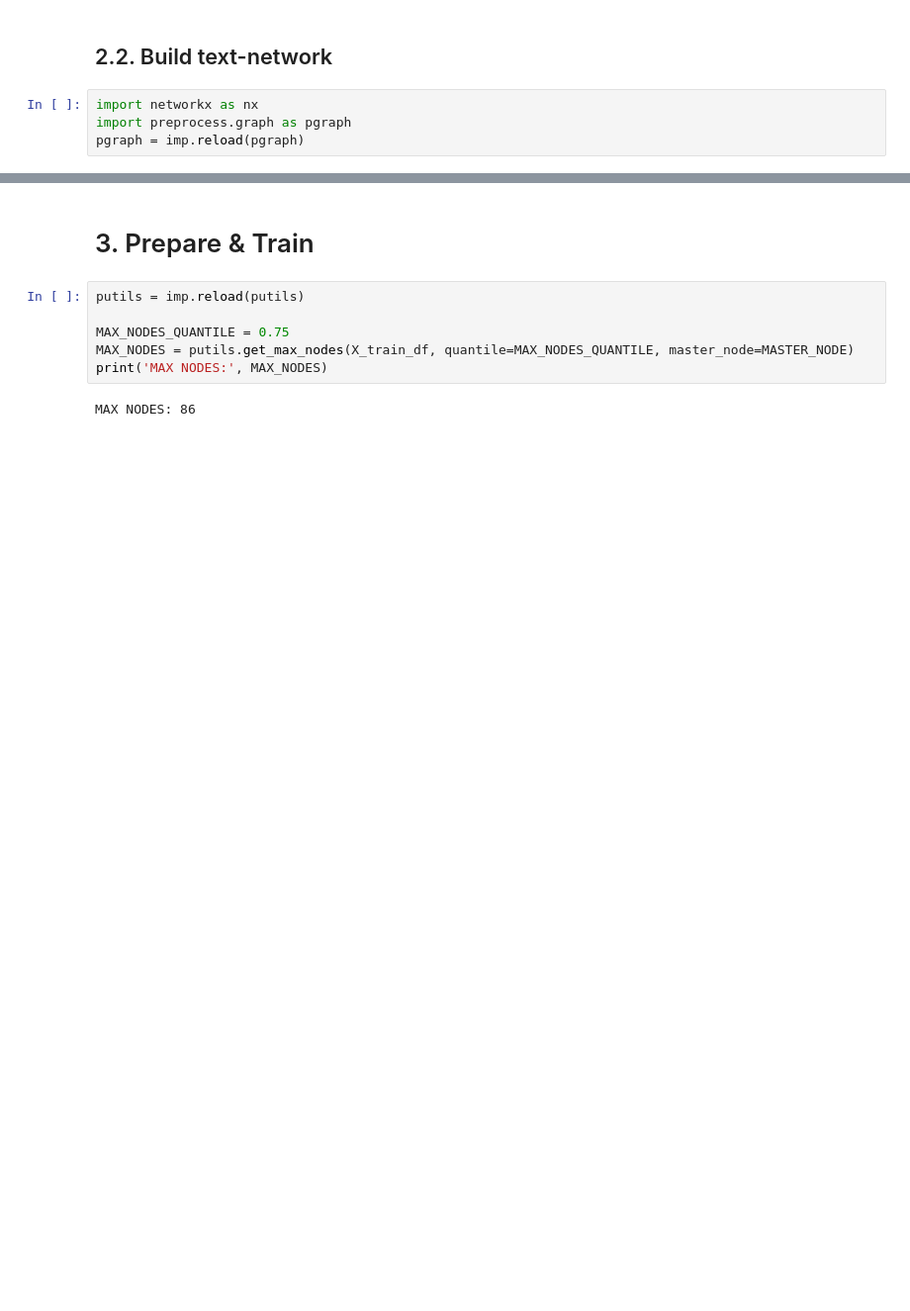
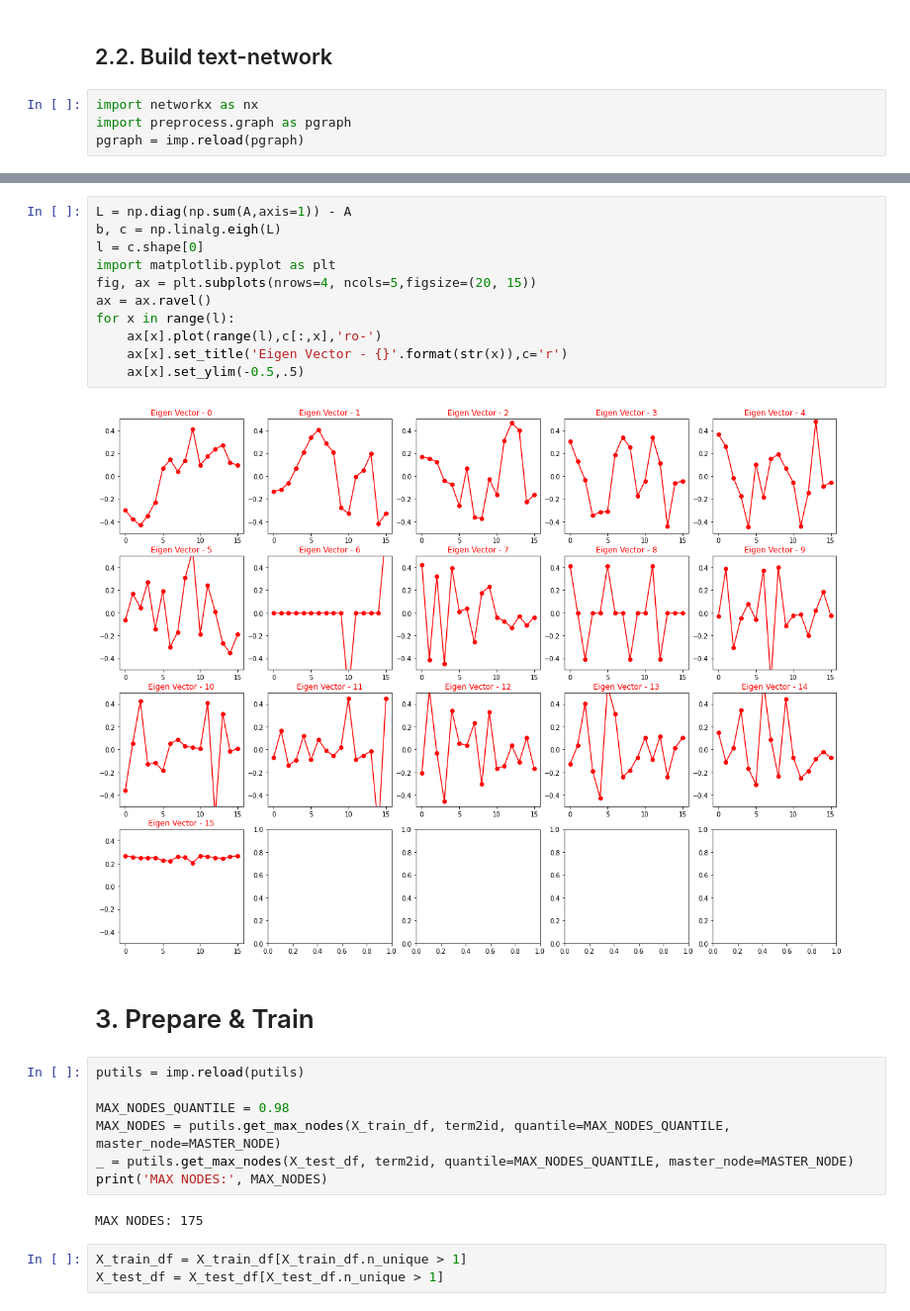
Before and after one commit to VirtualRoyalty/Text-level-GCN, a Jupyter notebook: pipeline/main-research.ipynb, the cells around one changed output, grey strips where cells are left out. Shown at 99% size. Cells and saved outputs as stored; diff of their text form; blank space fills up the shorter version.

```diff
--- a/pipeline/main-research.ipynb
+++ b/pipeline/main-research.ipynb
@@ -124,10 +178,27 @@ pass
+# %%
+L = np.diag(np.sum(A,axis=1)) - A
+b, c = np.linalg.eigh(L)
+l = c.shape[0]
+import matplotlib.pyplot as plt
+fig, ax = plt.subplots(nrows=4, ncols=5,figsize=(20, 15))
+ax = ax.ravel()
+for x in range(l):
+    ax[x].plot(range(l),c[:,x],'ro-')
+    ax[x].set_title('Eigen Vector - {}'.format(str(x)),c='r')
+    ax[x].set_ylim(-0.5,.5)
+# %% [output]
+[figure, added]
 # %% [markdown]
 # 3. Prepare & Train
 # %%
 putils = imp.reload(putils)
 
-MAX_NODES_QUANTILE = 0.75
-MAX_NODES = putils.get_max_nodes(X_train_df, quantile=MAX_NODES_QUANTILE, master_node=MASTER_NODE)
+MAX_NODES_QUANTILE = 0.98
+MAX_NODES = putils.get_max_nodes(X_train_df, term2id, quantile=MAX_NODES_QUANTILE, master_node=MASTER_NODE)
+_ = putils.get_max_nodes(X_test_df, term2id, quantile=MAX_NODES_QUANTILE, master_node=MASTER_NODE)
 print('MAX NODES:', MAX_NODES)
 # %% [output]
-MAX NODES: 86
+MAX NODES: 175
+# %%
+X_train_df = X_train_df[X_train_df.n_unique > 1]
+X_test_df = X_test_df[X_test_df.n_unique > 1]
```
Also changed, not shown: parts of 42 cells of this notebook.
